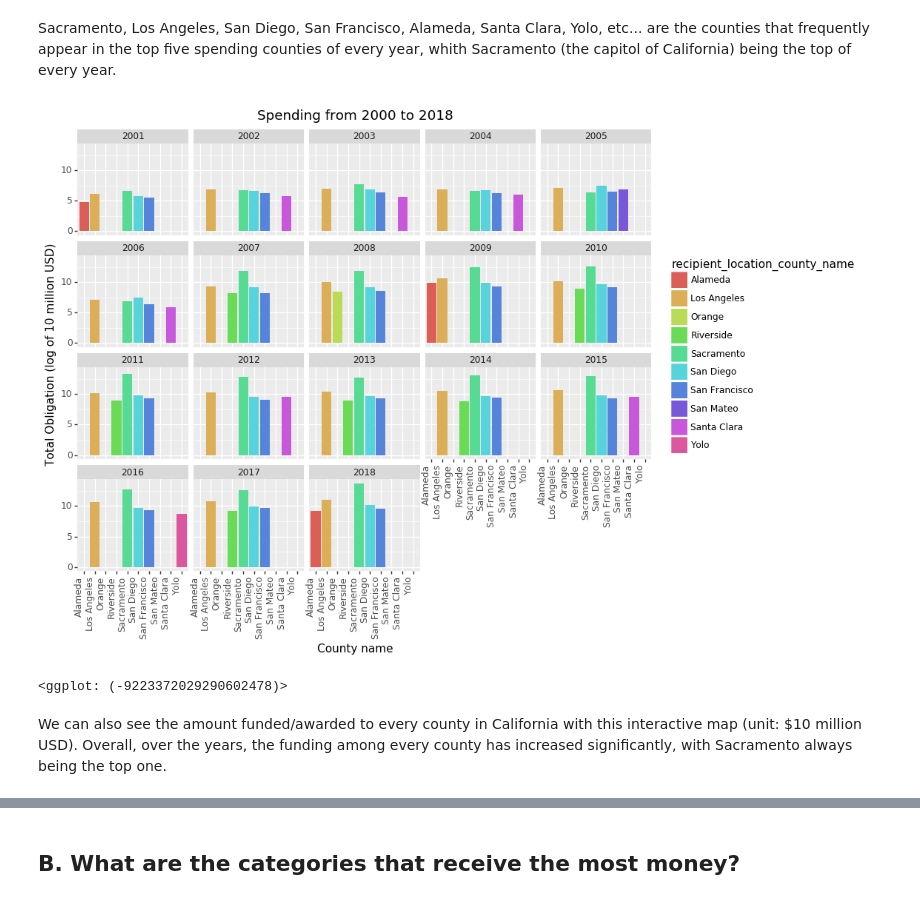
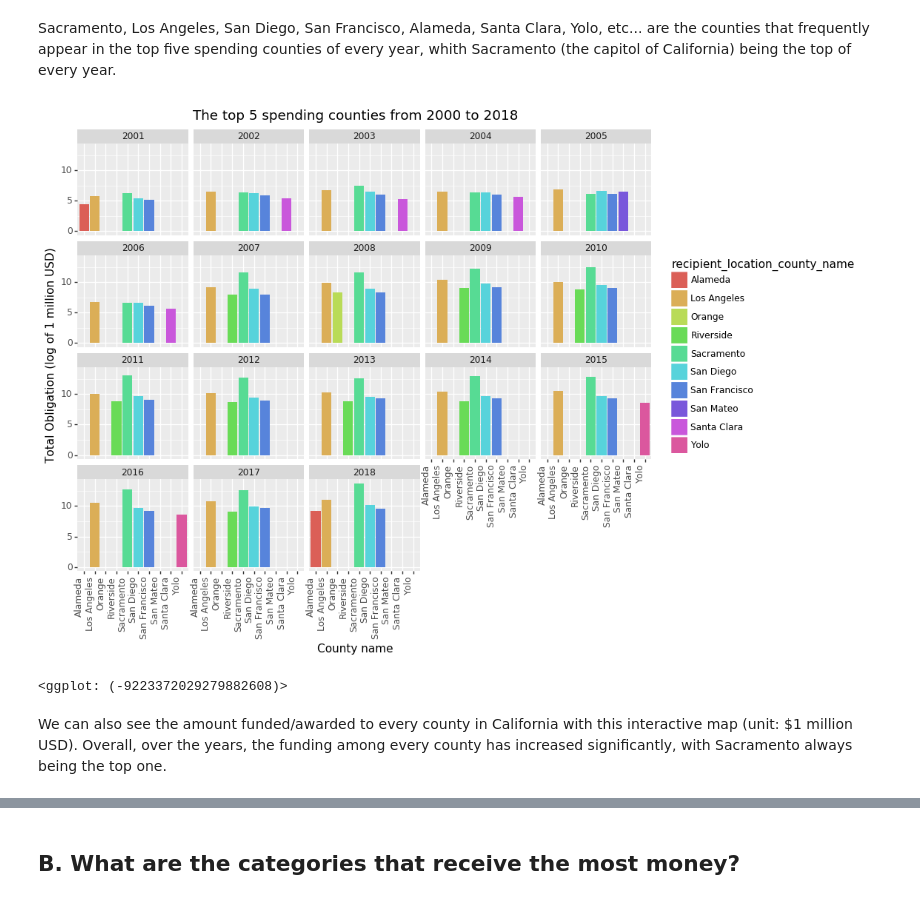
Before and after one commit to davis-io/project, a Jupyter notebook: Report.ipynb, the cells around one changed output, grey strips where cells are left out. Drawn from its saved outputs; the diff is of its cells as text; code cells hidden in the pictures.

```diff
--- a/Report.ipynb
+++ b/Report.ipynb
@@ -94,13 +88,13 @@ def county_name_format(name):
         pass
     return(final_name)
 # %%
-df = pd.read_csv("clean.csv")
+df = pd.read_csv("hhs_ca_adjusted.csv")
 df['total_obligation'] = df['total_obligation'] / 1000000 #unit: 1 million dollars
-df = df.sort_values(by=['fiscal_year', 'recipient_unique_id'])
+df = df.sort_values(by=['fiscal_year'])
 cols_to_drop = [0]
 df.drop(df.columns[cols_to_drop],axis=1,inplace=True)
 df = df.fillna(0)
-df['recipient_unique_id'] = df['recipient_unique_id'].apply(lambda x: int(x) if x == x else "")
+# df['recipient_unique_id'] = df['recipient_unique_id'].apply(lambda x: int(x) if x == x else "")
 df['recipient_location_county_name'] = df['recipient_location_county_name'].apply(lambda x: county_name_format(x) if x == x else "")
 df = df[(df['recipient_location_county_name']!='')&(df['recipient_location_county_name']!=0)]
 df = df[df['fiscal_year'] != 2019]
@@ -141,18 +135,18 @@ Sacramento, Los Angeles, San Diego, San Francisco, Alameda, Santa Clara, Yolo, e
 # %%
 (
     p9.ggplot(aes(x='recipient_location_county_name', y='log_obligation', fill='recipient_location_county_name'), data = total_top_five)
         + p9.geom_bar(stat='identity', position='dodge')
         + p9.facet_wrap('~fiscal_year)')
-        + p9.labs(title='Spending from 2000 to 2018')
-        + p9.labels.ylab('Total Obligation (log of 10 million USD)')
+        + p9.labs(title='The top 5 spending counties from 2000 to 2018')
+        + p9.labels.ylab('Total Obligation (log of 1 million USD)')
         + p9.labels.xlab('County name')
         + p9.theme(axis_text_x = element_text(angle = 90, hjust = 1))
 )
 # %% [output]
-[figure, old version]
+[figure, new version]
-<ggplot: (-9223372029290602478)>
+<ggplot: (-9223372029279882608)>
 # %% [markdown]
-We can also see the amount funded/awarded to every county in California with this interactive map (unit: $10 million USD). Overall, over the years, the funding among every county has increased significantly, with Sacramento always being the top one.
+We can also see the amount funded/awarded to every county in California with this interactive map (unit: $1 million USD). Overall, over the years, the funding among every county has increased significantly, with Sacramento always being the top one.
 # %%
 counties_ca = {
     code: county for code, county in counties.items() if (county["state"] == "ca")
```
Also changed, not shown: parts of 19 cells of this notebook, 1 other file.
